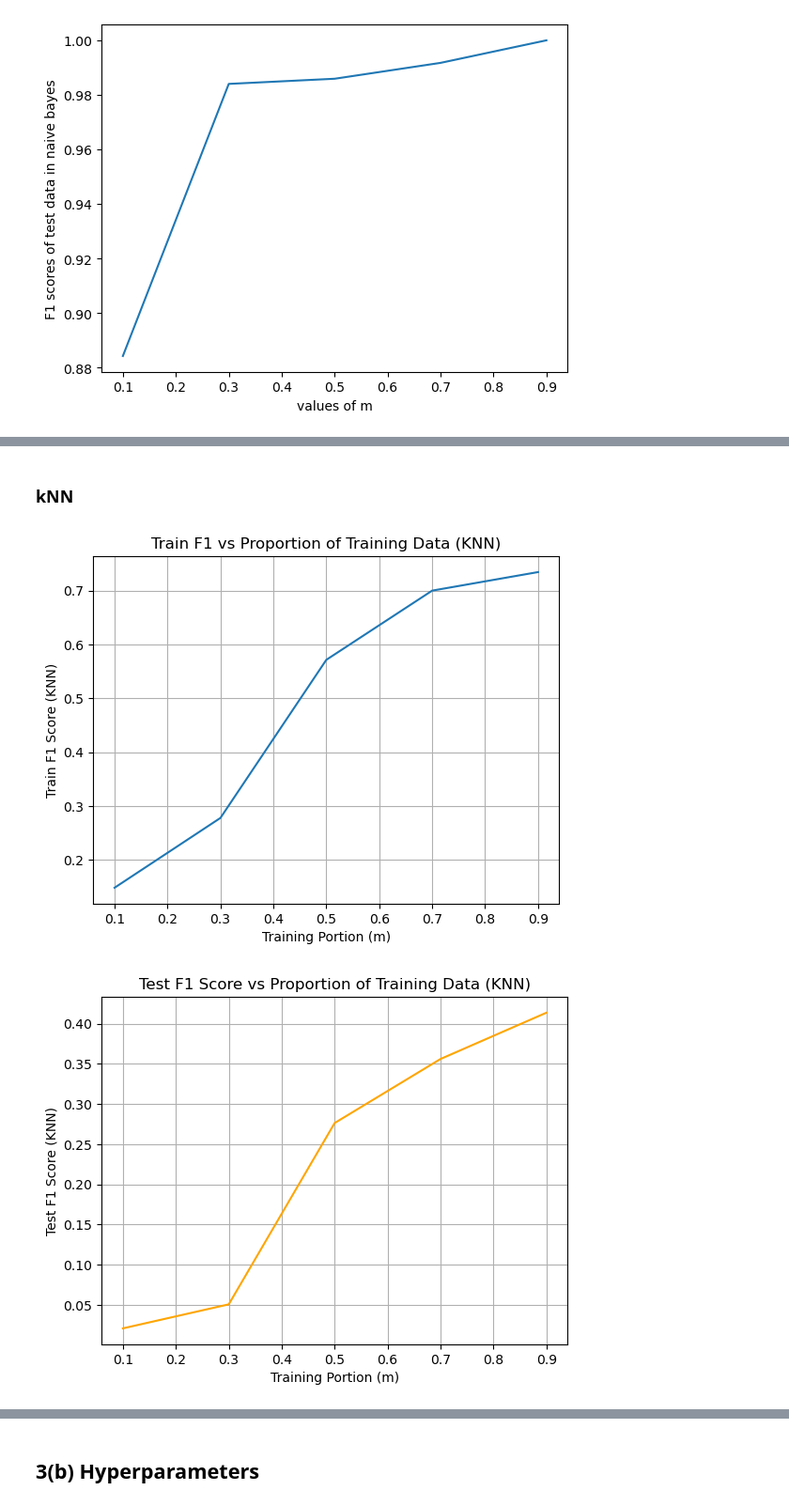
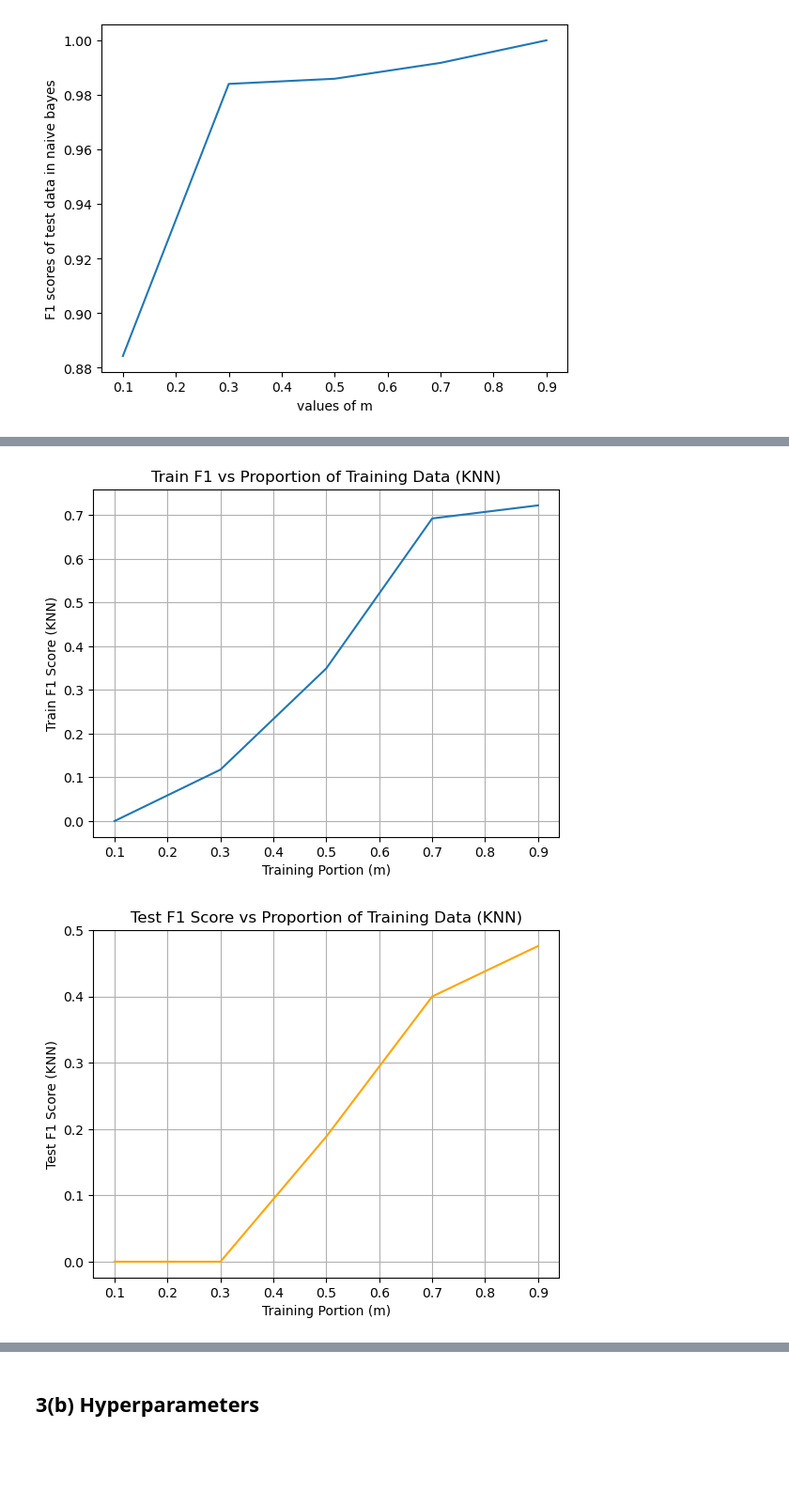
Before and after one commit to eand640/361assignment3, a Jupyter notebook: 361assignment3.ipynb, the cells around one changed output, grey strips where cells are left out. Shown at 94% size. Saved outputs shown, nothing was run; the diff lists cells and outputs as text; code cells hidden in the pictures; blank space fills up the shorter version.

```diff
--- a/361assignment3.ipynb
+++ b/361assignment3.ipynb
@@ -135,12 +131,10 @@ The list of the top 20 words that maximise the P(Xw = 1|Y = y)/P(Xw = 1|Y != y)
 # %%
 #kNN code goes here
 
-# y = df['Category']
-# knn_classifier = KNeighborsClassifier(n_neighbors=3)
-# knn_classifier.fit(X, y)
+y = df['Category']
 
 # Using k = 5 and Manhattan distance
-knn = KNeighborsClassifier(n_neighbors=5, metric='manhattan', p=1)
+knn = KNeighborsClassifier(n_neighbors=5, metric='minkowski', p=1)
 
 # Fit
 knn.fit(X, y)
@@ -351,19 +313,22 @@ For large m, the F1 score of testing data grows very high, and the F1 score of t
-# %% [markdown]
-### kNN
 # %%
-# knn
+# knn 3a changed
+from sklearn.model_selection import train_test_split
+label = ['entertainment', 'tech']
 mlist = [0.1, 0.3, 0.5, 0.7, 0.9]
+
 train_f1_score = []
 test_f1_score = []
 
-total_article = X.shape[0]
+X_train_full, X_test, y_train_full, y_test = train_test_split(X, y, test_size=0.2, random_state=42)
+total_train = X_train_full.shape[0]
+
+knn = KNeighborsClassifier(n_neighbors=5, metric='minkowski', p=1)
 
 for m in mlist:
-    m_size = int(m * total_article)
-    X_train = X[:m_size]
-    y_train = y[:m_size]
-    X_test = X[m_size:]
-    y_test = y[m_size:]
+    m_size = int(m * total_train)
+    X_train = X_train_full[:m_size]
+    y_train = y_train_full[:m_size]
+
 
     knn.fit(X_train, y_train)
 
@@ -371,32 +336,32 @@ for m in mlist:
     f1_train = f1_score(y_train, y_train_pred, pos_label = label[1])
     train_f1_score.append(f1_train)
 
     y_test_pred = knn.predict(X_test)
     f1_test = f1_score(y_test, y_test_pred, pos_label = label[1])
     test_f1_score.append(f1_test)
 
 plt.plot(mlist, train_f1_score)
 plt.xlabel("Training Portion (m)")
 plt.ylabel("Train F1 Score (KNN)")
 plt.title("Train F1 vs Proportion of Training Data (KNN)")
 plt.grid(True)
 plt.show()
 
 plt.plot(mlist, test_f1_score, color='orange')
 plt.xlabel("Training Portion (m)")
 plt.ylabel("Test F1 Score (KNN)")
 plt.title("Test F1 Score vs Proportion of Training Data (KNN)")
 plt.grid(True)
 plt.show()
 
 plt.plot(mlist, train_f1_score, label='Train F1')
 plt.plot(mlist, test_f1_score, label='Test F1', color='orange')
 plt.xlabel("Training Set Proportion (m)")
 plt.ylabel("F1 Score")
 plt.title("Train and Test F1 Score vs Training Set Size (KNN)")
 plt.legend()
 plt.grid(True)
 plt.show()
 # %% [output]
-[figure, old version]
+[figure, new version]
-[figure, old version]
+[figure, new version]
```
Also changed, not shown: parts of 39 cells of this notebook.
